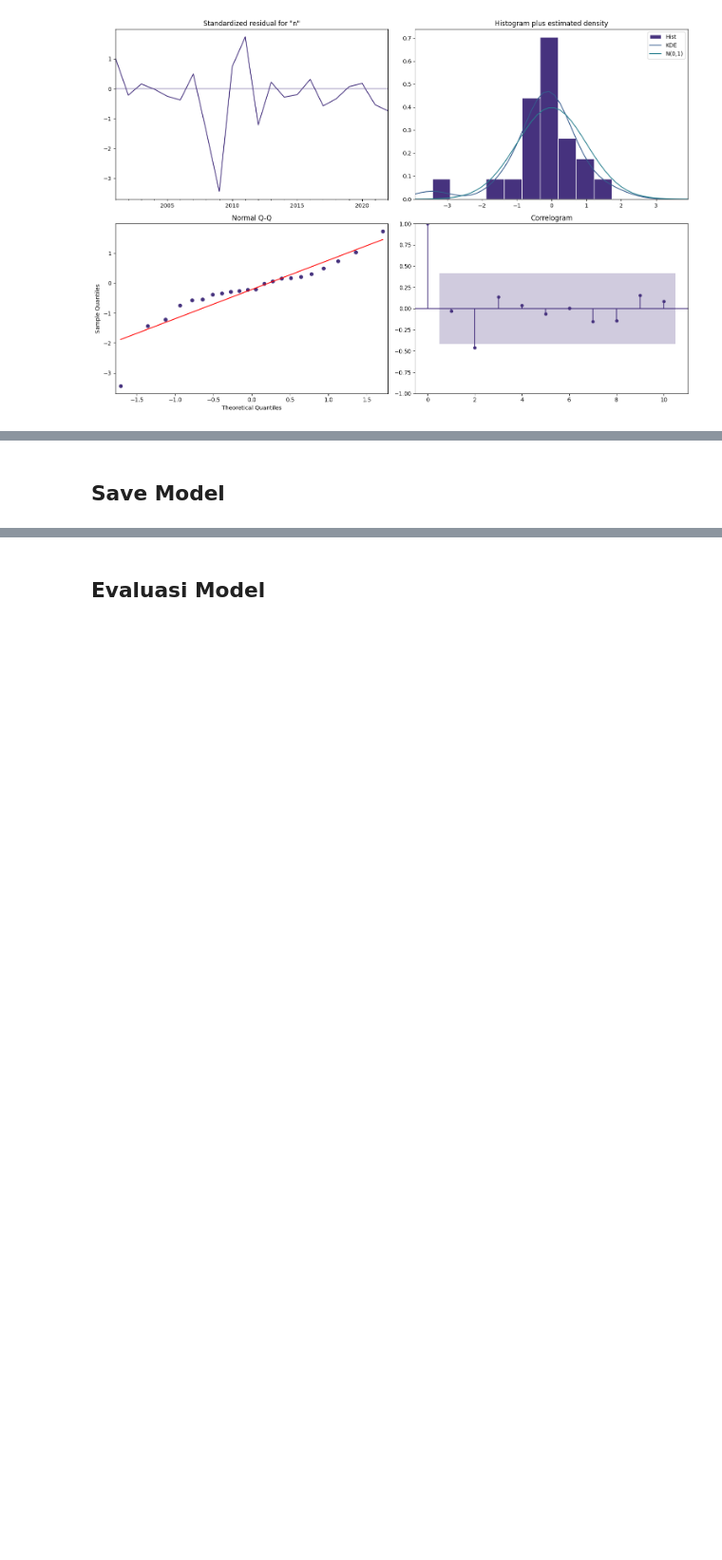
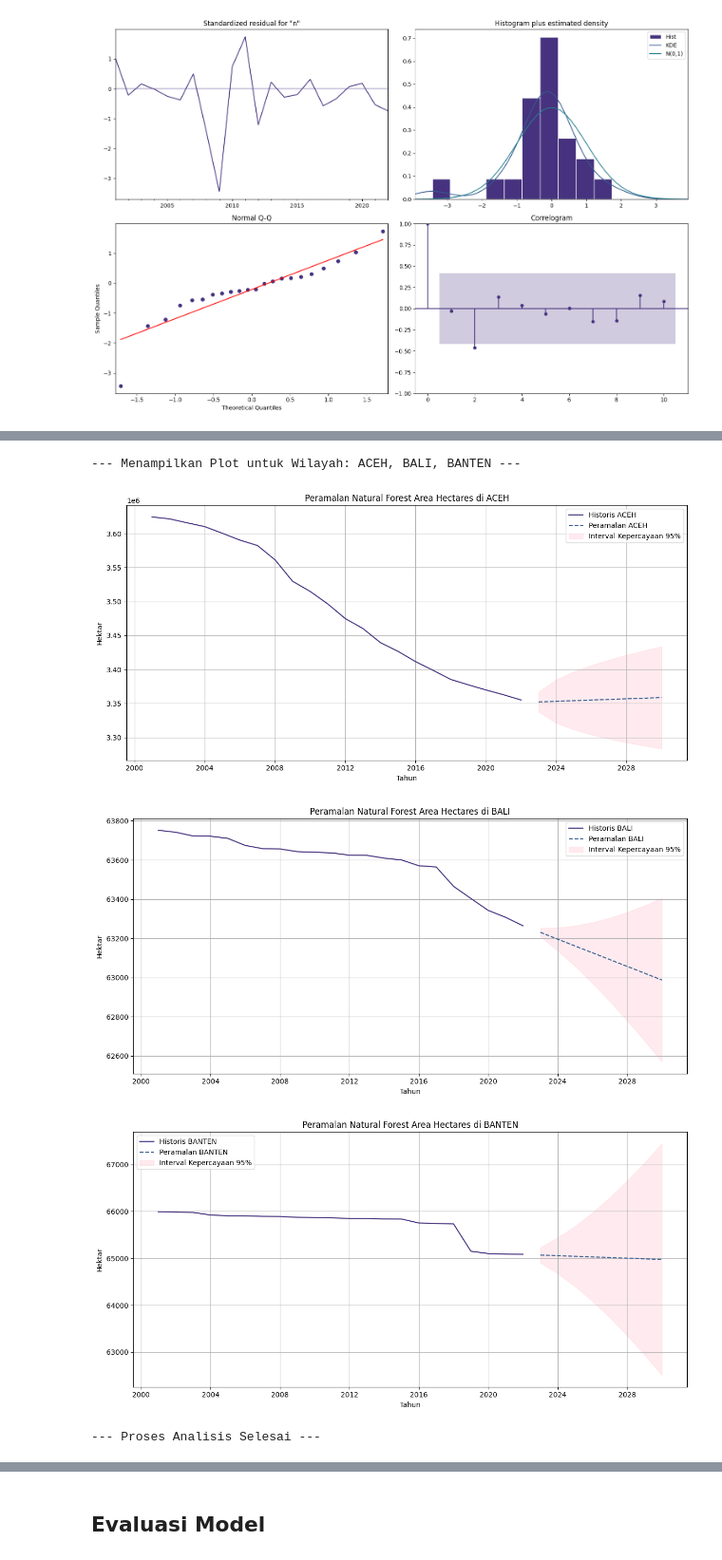
Before and after one commit to bintangfikrif/Unnamed-Final_Project, a Jupyter notebook: notebooks/main.ipynb, the cells around one changed output, grey strips where cells are left out. Shown at 95% size. Drawn from its saved outputs; the diff is of its cells as text; code cells hidden in the pictures; blank space fills up the shorter version.

```diff
--- a/notebooks/main.ipynb
+++ b/notebooks/main.ipynb
@@ -1044,3 +981,37 @@ Peramalan berhasil untuk SUMATERA UTARA.
-# %% [markdown]
-## Save Model
+# %%
+# --- Visualisasi Hasil Peramalan (Contoh untuk beberapa wilayah) ---
+regions_to_plot = list(all_forecasts.keys())[:min(3, len(all_forecasts))] # Plot maksimal 3 wilayah
+print(f"\n\n--- Menampilkan Plot untuk Wilayah: {', '.join(regions_to_plot)} ---")
+
+for region_name_plot in regions_to_plot:
+    plt.figure(figsize=(12, 6))
+    hist_data = all_forecasts[region_name_plot]['historical']
+    fc_data = all_forecasts[region_name_plot]['forecast']
+    lower_ci = all_forecasts[region_name_plot]['lower_ci']
+    upper_ci = all_forecasts[region_name_plot]['upper_ci']
+
+    plt.plot(hist_data.index, hist_data, label=f'Historis {region_name_plot}')
+    plt.plot(fc_data.index, fc_data, label=f'Peramalan {region_name_plot}', linestyle='--')
+    plt.fill_between(fc_data.index, lower_ci, upper_ci, color='pink', alpha=0.3, label='Interval Kepercayaan 95%')
+    plt.title(f'Peramalan {TARGET_VARIABLE.replace("_", " ").title()} di {region_name_plot}')
+    plt.xlabel('Tahun')
+    plt.ylabel('Hektar')
+    plt.legend()
+    plt.grid(True)
+    plt.tight_layout()
+    plt.show()
+
+# Mengembalikan pengaturan warning ke default
+warnings.simplefilter('default', ConvergenceWarning)
+warnings.simplefilter('default', HessianInversionWarning)
+warnings.simplefilter('default', UserWarning)
+warnings.simplefilter('default', ValueWarning)
+
+print("\n--- Proses Analisis Selesai ---")
+# %% [output]
+--- Menampilkan Plot untuk Wilayah: ACEH, BALI, BANTEN ---
+[figure, added]
+[figure, added]
+[figure, added]
+--- Proses Analisis Selesai ---
 # %%
```
Also changed, not shown: parts of 33 cells of this notebook.
